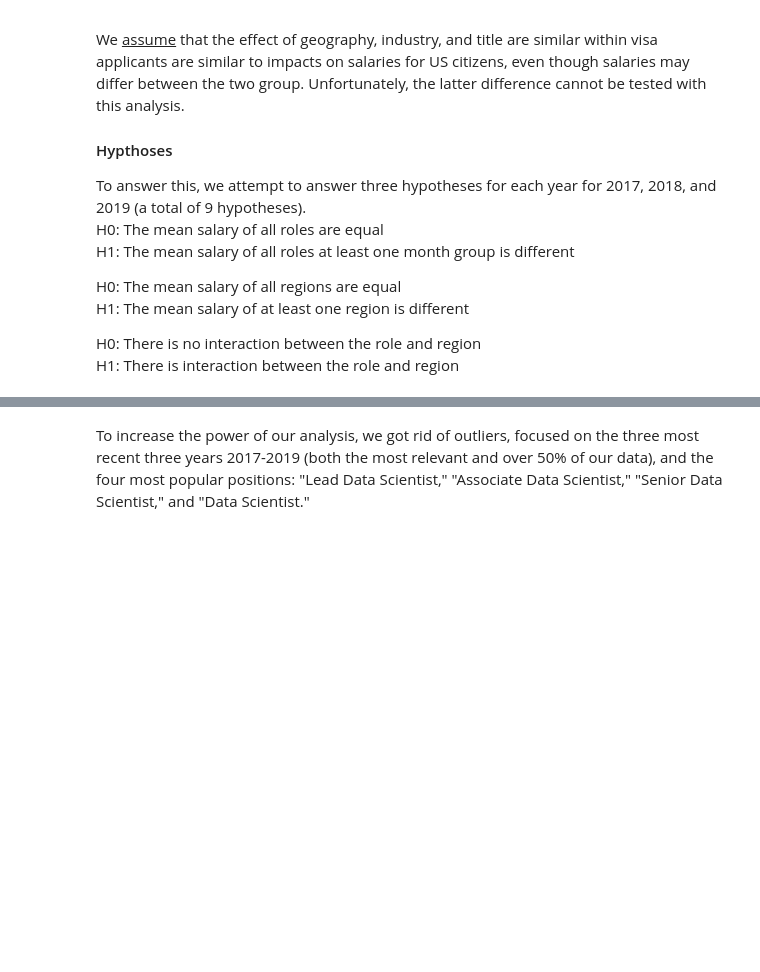
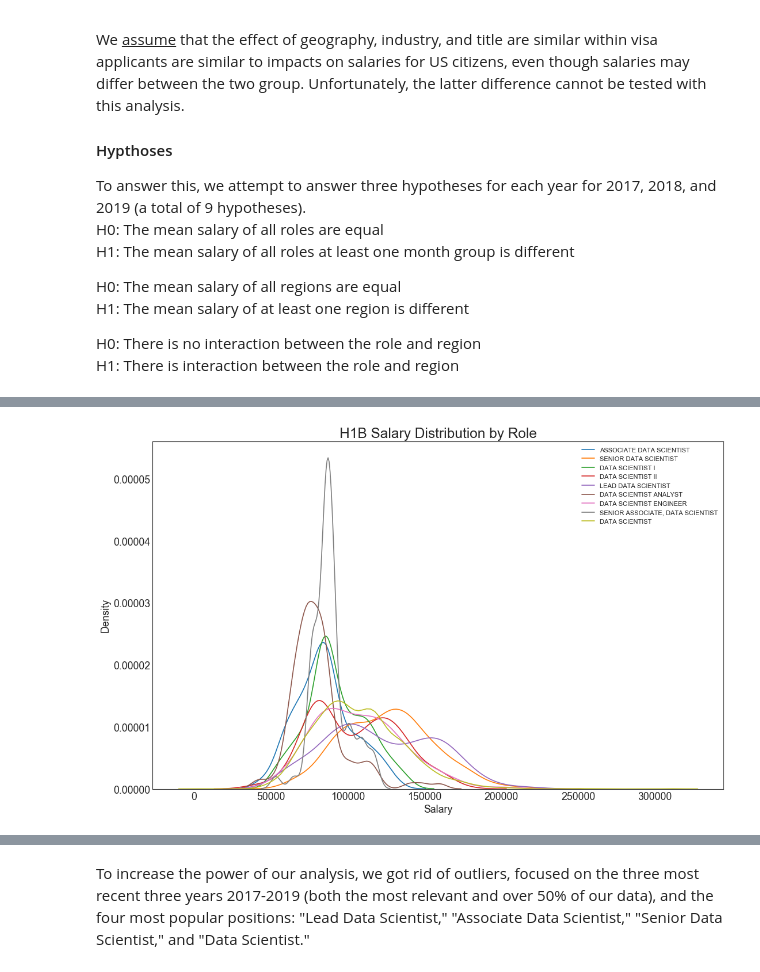
Before and after one commit to Jaboola9/Data_Scientist_Salaries_USA, a Jupyter notebook: hypothesis_testing.ipynb, the cells around one changed output, grey strips where cells are left out. Drawn from its saved outputs; the diff is of its cells as text; code cells hidden in the pictures; blank space fills up the shorter version.

```diff
--- a/hypothesis_testing.ipynb
+++ b/hypothesis_testing.ipynb
@@ -55,5 +49,9 @@ clean.head()
 | 2 | EVANTAGE SOLUTIONS INC | BELLEVUE, WA | DATA SCIENTIST | 73923 | 12/15/2014 | CERTIFIED | 12/15/2014 | 2014 | OTHER | OTHER |
 | 3 | HOTWIRE INC | BELLEVUE, WA | DATA SCIENTIST | 74755 | 10/20/2014 | CERTIFIED | 10/08/2014 | 2014 | OTHER | TECH |
 | 4 | FINO CONSULTING LLC | NEW YORK, NY | DATA SCIENTIST | 82000 | 10/20/2014 | CERTIFIED | 10/16/2014 | 2014 | NYC | CONSULTING |
+# %%
+fig = viz.visualization_one(clean)
+# %% [output]
+[figure, added]
 # %%
 # input_vars = set(list(clean['Role']))
```
Also changed, not shown: parts of 7 cells of this notebook, 7 other files.
